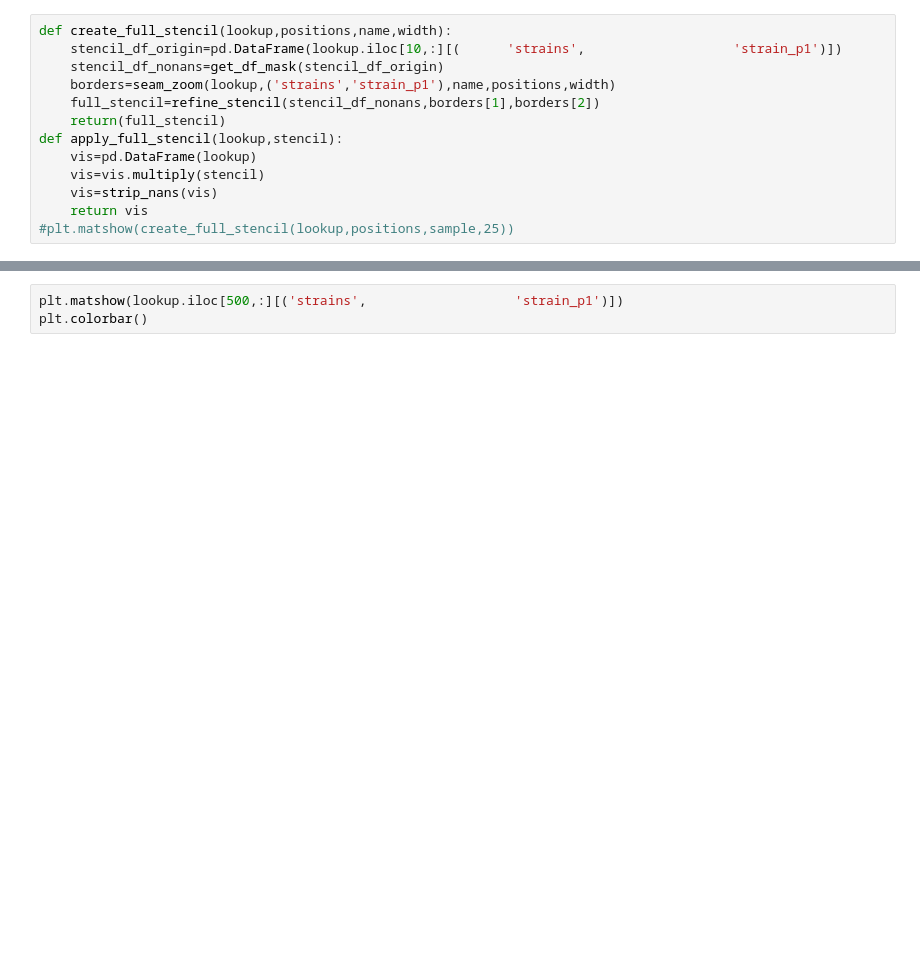
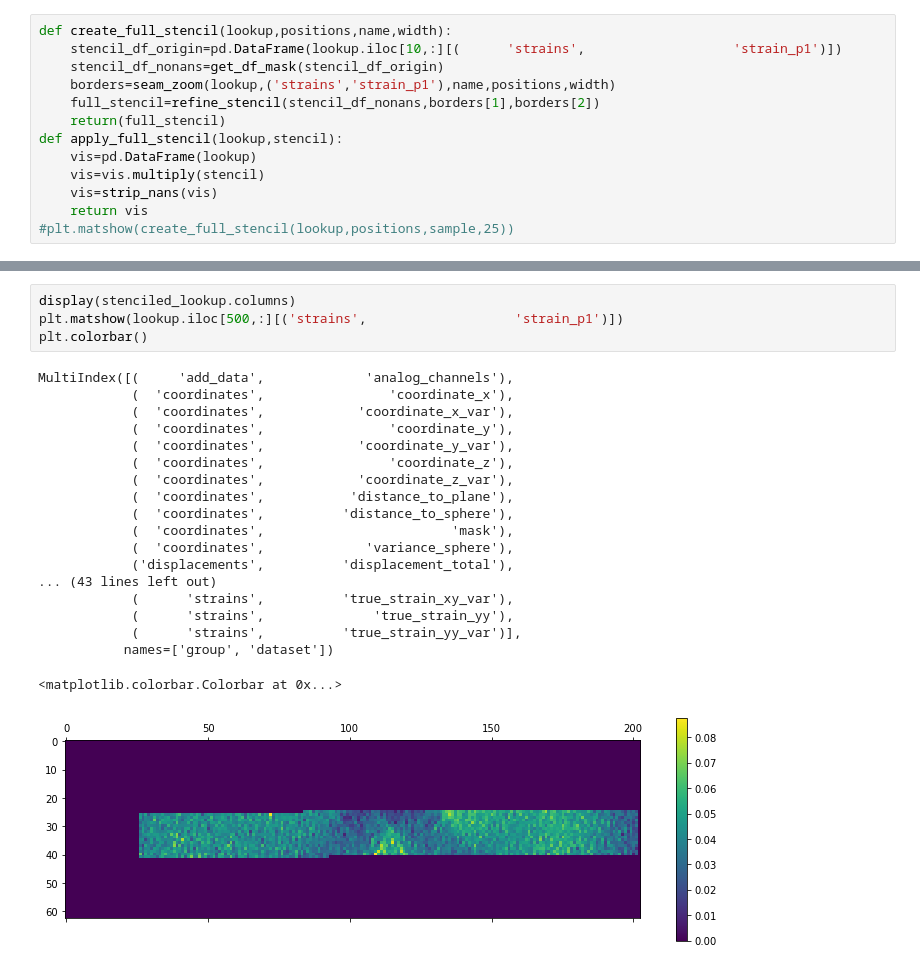
Before and after one commit to KMDE-10/DIC, a Jupyter notebook: pickle_import_analys.ipynb, the cells around one changed output, grey strips where cells are left out. Drawn from its saved outputs; the diff is of its cells as text; blank space fills up the shorter version.

```diff
--- a/pickle_import_analys.ipynb
+++ b/pickle_import_analys.ipynb
@@ -108,5 +130,26 @@ stenciled_lookup=lookup.applymap(lambda x:apply_full_stencil(x,stencil))
 # %%
+display(stenciled_lookup.columns)
 plt.matshow(lookup.iloc[500,:][('strains',                   'strain_p1')])
 plt.colorbar()
+# %% [output]
+MultiIndex([(     'add_data',             'analog_channels'),
+            (  'coordinates',                'coordinate_x'),
+            (  'coordinates',            'coordinate_x_var'),
+            (  'coordinates',                'coordinate_y'),
+            (  'coordinates',            'coordinate_y_var'),
+            (  'coordinates',                'coordinate_z'),
+            (  'coordinates',            'coordinate_z_var'),
+            (  'coordinates',           'distance_to_plane'),
+            (  'coordinates',          'distance_to_sphere'),
+            (  'coordinates',                        'mask'),
+            (  'coordinates',             'variance_sphere'),
+            ('displacements',          'displacement_total'),
+... (43 lines left out)
+            (      'strains',          'true_strain_xy_var'),
+            (      'strains',              'true_strain_yy'),
+            (      'strains',          'true_strain_yy_var')],
+           names=['group', 'dataset'])
+<matplotlib.colorbar.Colorbar at 0x...>
+[figure, added]
 # %%
 plt.matshow(stenciled_lookup.iloc[500,:][('strains',                   'strain_p1')])
```
Also changed, not shown: parts of 6 cells of this notebook.
